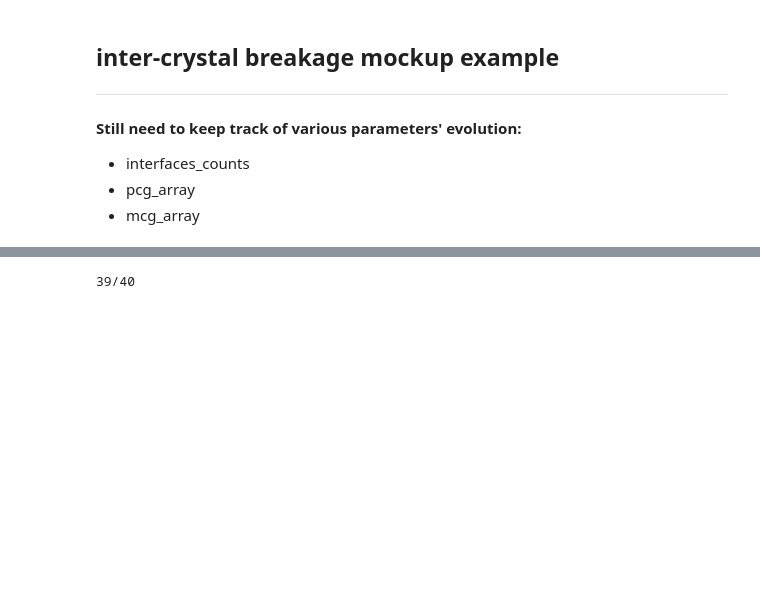
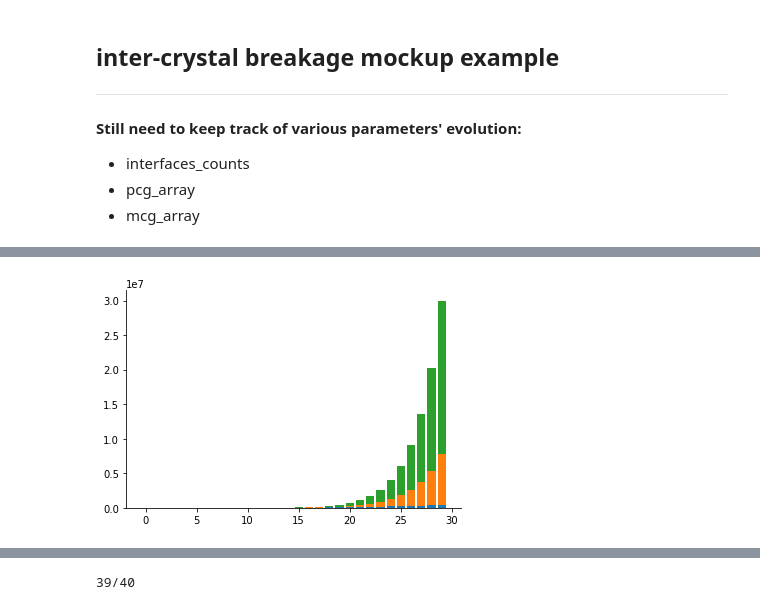
Before and after one commit to Complexio/sedgen, a Jupyter notebook: notebooks/1_Initialization.ipynb, the cells around one changed output, grey strips where cells are left out. Saved outputs shown, nothing was run; the diff lists cells and outputs as text; code cells hidden in the pictures; blank space fills up the shorter version.

```diff
--- a/notebooks/1_Initialization.ipynb
+++ b/notebooks/1_Initialization.ipynb
@@ -2018,0 +2150,8 @@ Wall time: 5min 4s
+# %%
+plt.bar(range(30), height=pcg_additions)
+plt.bar(range(30), height=mcg_additions, bottom=pcg_additions)
+plt.bar(range(30), height=mcg_broken_additions, bottom=pcg_additions+mcg_additions)
+sns.despine()
+plt.show();
+# %% [output]
+[figure, added]
```
Also changed, not shown: parts of 25 cells of this notebook.
